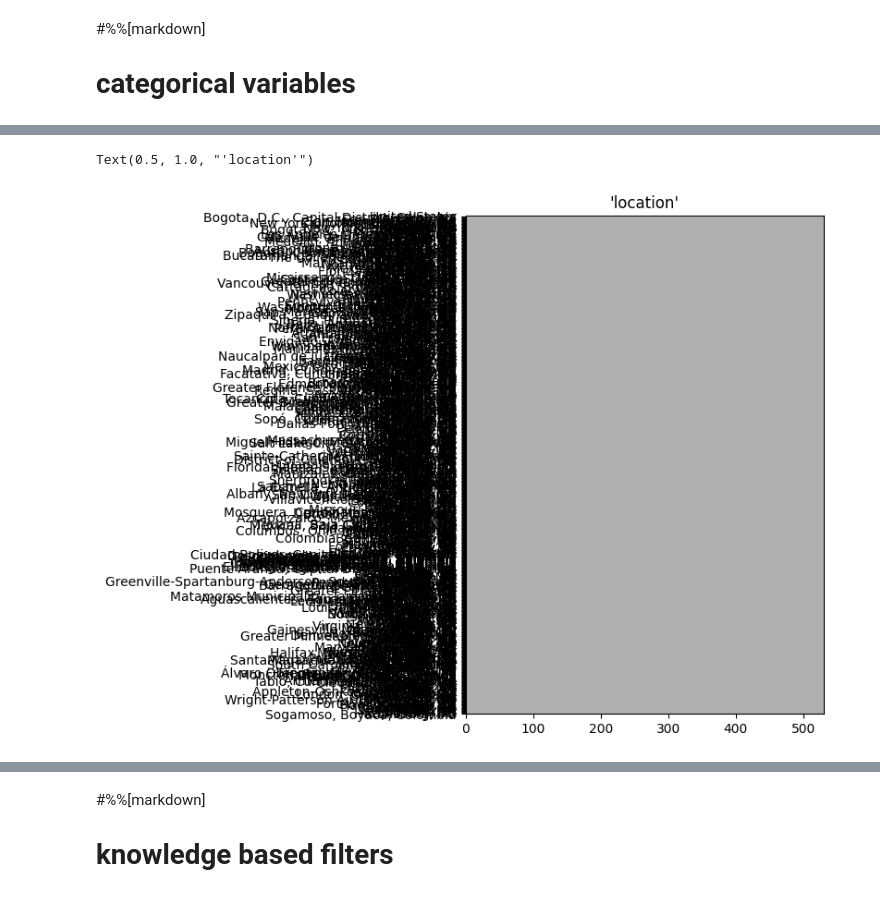
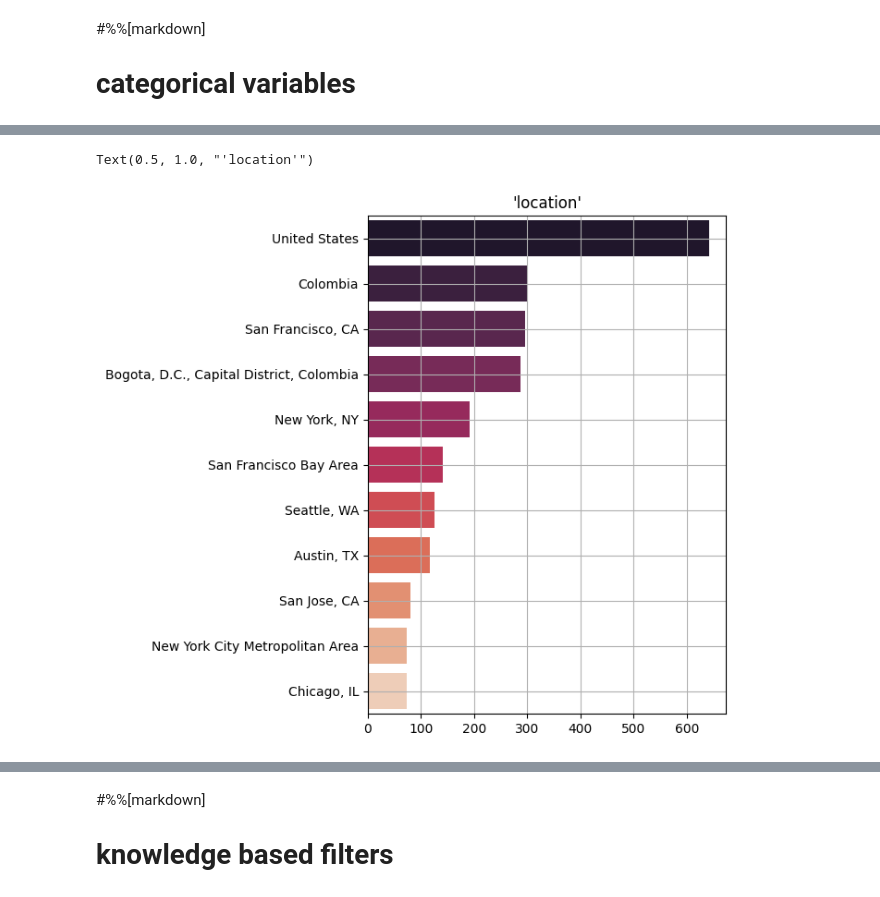
Before and after one commit to DLesmes/jobbot, a Jupyter notebook: notebooks/eda.ipynb, the cells around one changed output, grey strips where cells are left out. Drawn from its saved outputs; the diff is of its cells as text; code cells hidden in the pictures.

```diff
--- a/notebooks/eda.ipynb
+++ b/notebooks/eda.ipynb
@@ -201,16 +216,16 @@ Text(0.5, 1.0, "'company'")
 # %%
 #%%
 
 plt.figure(figsize=(5,7))
-a = pd.DataFrame(df['location'].value_counts())
+a = pd.DataFrame(df['location'].value_counts()[:11])
 y = np.array(list(a.index))
 x = np.array(list(a['count']))
 sns.barplot(x=x, y=y, palette="rocket", hue=y, legend=False)
 plt.grid(True)
 plt.title("'location'")
 # %% [output]
 Text(0.5, 1.0, "'location'")
-[figure, old version]
+[figure, new version]
 # %%
 #%%
 
```
Also changed, not shown: parts of 19 cells of this notebook, 1 other file.
